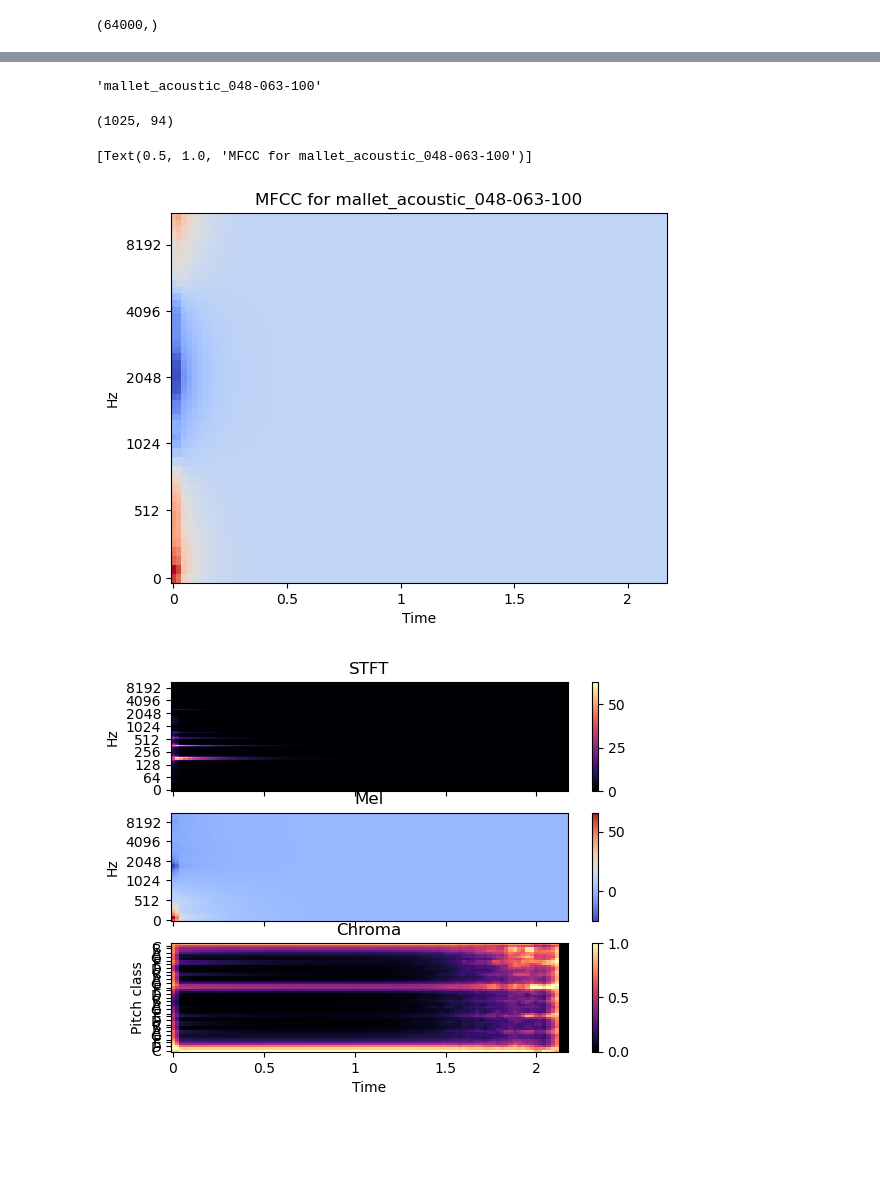
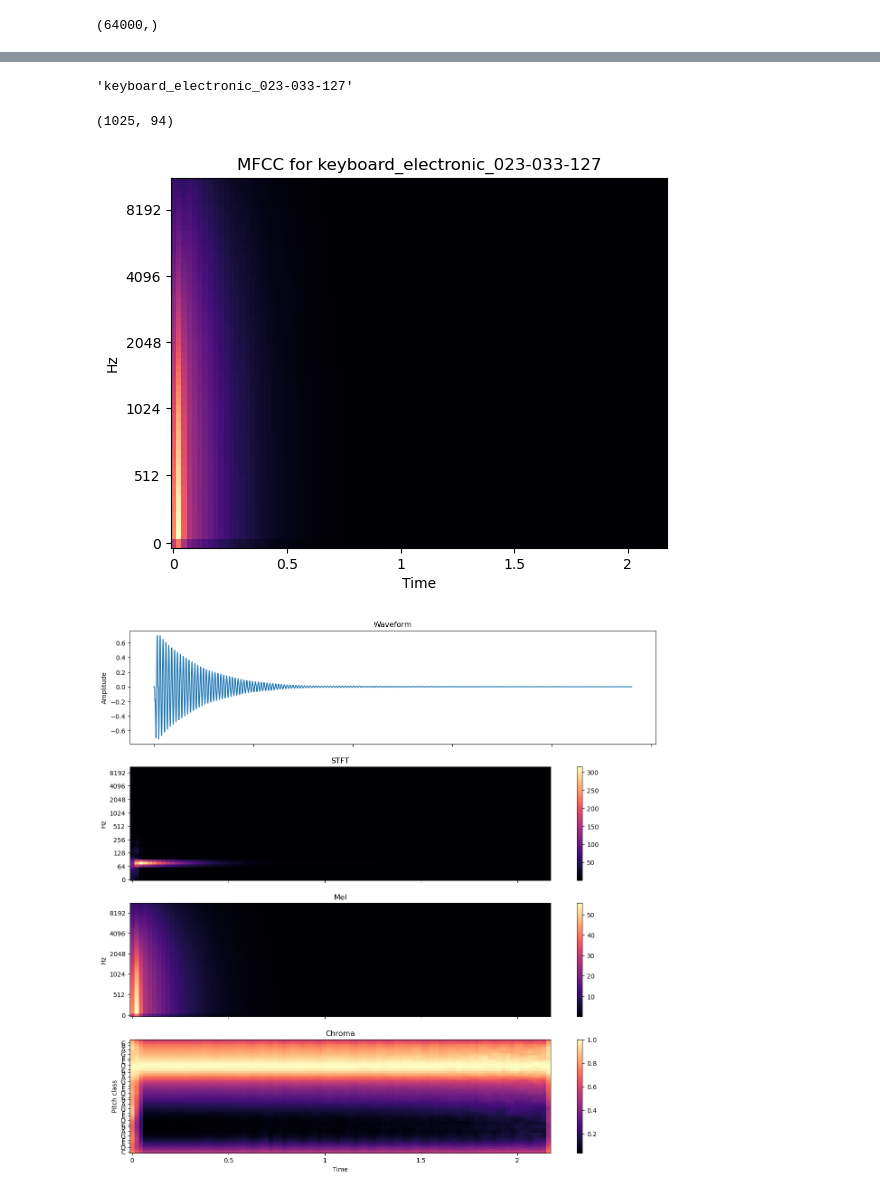
Before and after one commit to emredjan/cnn-audio-recognition, a Jupyter notebook: audio_analysis.ipynb, the cells around one changed output, grey strips where cells are left out. Drawn from its saved outputs; the diff is of its cells as text; code cells hidden in the pictures; blank space fills up the shorter version.

```diff
--- a/audio_analysis.ipynb
+++ b/audio_analysis.ipynb
@@ -17,7 +18,7 @@ hop_length = pr['librosa']['hop_length']
 window_size = pr['librosa']['spec_windows']
 calc_features = ['chroma', 'mfcc']
 # %%
-glob_pattern = 'mallet_*_*-[0-9][4-7][0-9]-*.wav'
+glob_pattern = '*' #'bass_*_*-[0-9][4-7][0-9]-*.wav'
 # %%
 audio_files_dir = Path('./data/nsynth-train/audio')
 audio_files = list(audio_files_dir.glob(glob_pattern))
@@ -45,7 +60,7 @@ plot_recording(audio_data, sample_rate=sr, seconds=seconds)
 audio_file_name, features = process_single_file(audio_file, seconds, window_size, hop_length, calc_features)
 audio_file_name
 # %% [output]
-'mallet_acoustic_048-063-100'
+'keyboard_electronic_023-033-127'
 # %%
 features['stft'].shape
 # %% [output]
@@ -56,28 +71,32 @@ fig, ax = plt.subplots(nrows=1, ncols=1, sharex=True)
 img2 = librosa.display.specshow(features['mfcc'], x_axis='time', y_axis='mel', ax=ax)
 ax.set(title=f'MFCC for {audio_file_name}');
 # %% [output]
-[Text(0.5, 1.0, 'MFCC for mallet_acoustic_048-063-100')]
-[figure, old version]
+[figure, new version]
 # %%
 
-fig, ax = plt.subplots(nrows=3, ncols=1, sharex=True)
+fig, ax = plt.subplots(nrows=4, ncols=1, sharex=False, figsize=(15, 15))
 
-img1 = librosa.display.specshow(features['stft'], x_axis='time', y_axis='log', ax=ax[0])
-ax[0].set(title='STFT')
+img0 = ax[0].plot(audio_data[0 : seconds * sr])
+ax[0].set_title('Waveform')
+ax[0].set_xlabel(f'Sample ({sr} Hz)')
+ax[0].set_ylabel('Amplitude')
 
-img2 = librosa.display.specshow(features['mfcc'], x_axis='time', y_axis='mel', ax=ax[1])
-ax[1].set(title='Mel')
+img1 = librosa.display.specshow(features['stft'], x_axis='time', y_axis='log', ax=ax[1])
+ax[1].set(title='STFT')
 
-img3 = librosa.display.specshow(
-    features['chroma'], x_axis='time', y_axis='chroma', ax=ax[2]
-)
-ax[2].set(title='Chroma')
+img2 = librosa.display.specshow(features['mfcc'], x_axis='time', y_axis='mel', ax=ax[2])
+ax[2].set(title='Mel')
+
+img3 = librosa.display.specshow(features['chroma'], x_axis='time', y_axis='chroma', ax=ax[3])
+ax[3].set(title='Chroma')
 
 for ax_i in ax:
     ax_i.label_outer()
 
-fig.colorbar(img1, ax=[ax[0]])
-fig.colorbar(img2, ax=[ax[1]])
-fig.colorbar(img3, ax=[ax[2]]);
+fig.colorbar(img1, ax=[ax[1]])
+fig.colorbar(img2, ax=[ax[2]])
+fig.colorbar(img3, ax=[ax[3]])
+
+plt.show();
 # %% [output]
-[figure, old version]
+[figure, new version]
```
Also changed, not shown: parts of 5 cells of this notebook, 2 other files.
